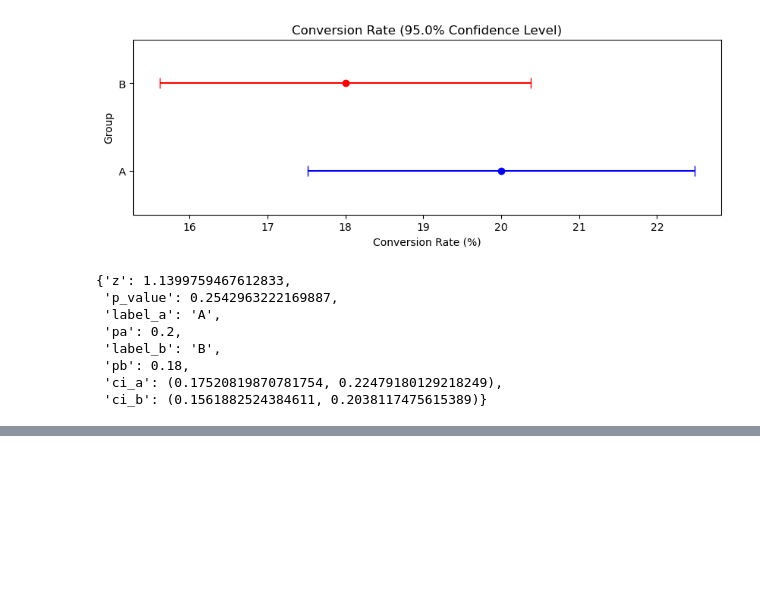
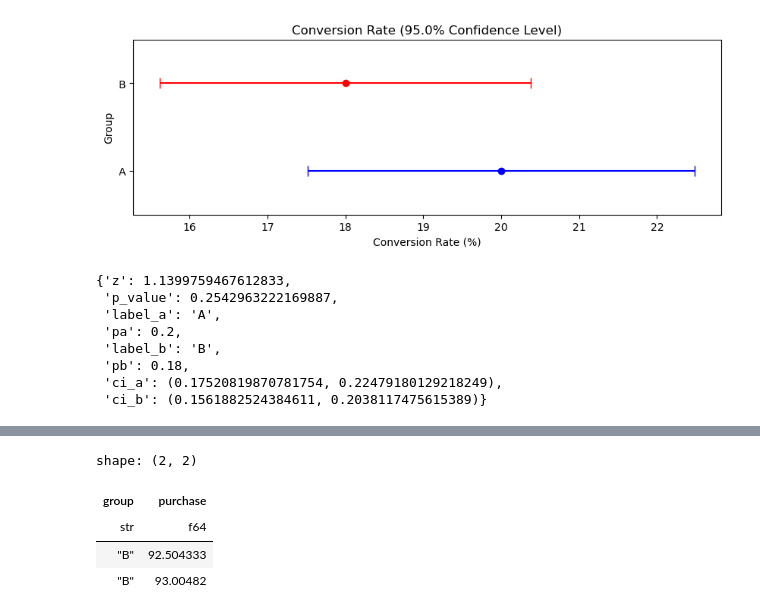
Before and after one commit to Sty1ish/DataAnalyticsTools, a Jupyter notebook: examples/ABTest-Example.ipynb, the cells around one changed output, grey strips where cells are left out. Drawn from its saved outputs; the diff is of its cells as text; code cells hidden in the pictures; blank space fills up the shorter version.

```diff
--- a/examples/ABTest-Example.ipynb
+++ b/examples/ABTest-Example.ipynb
@@ -129,0 +142,9 @@ two_group_proportion_test_from_summary(xa=200, xb=180, na=1000, nb=1000,
+# %%
+data = pl.read_csv(DATA_PATH_NORM)
+data.head(2)
+# %% [output]
+shape: (2, 2)
+| group | purchase |
+| str | f64 |
+| "B" | 92.504333 |
+| "B" | 93.00482 |
```
Also changed, not shown: parts of 3 cells of this notebook, 2 other files.
